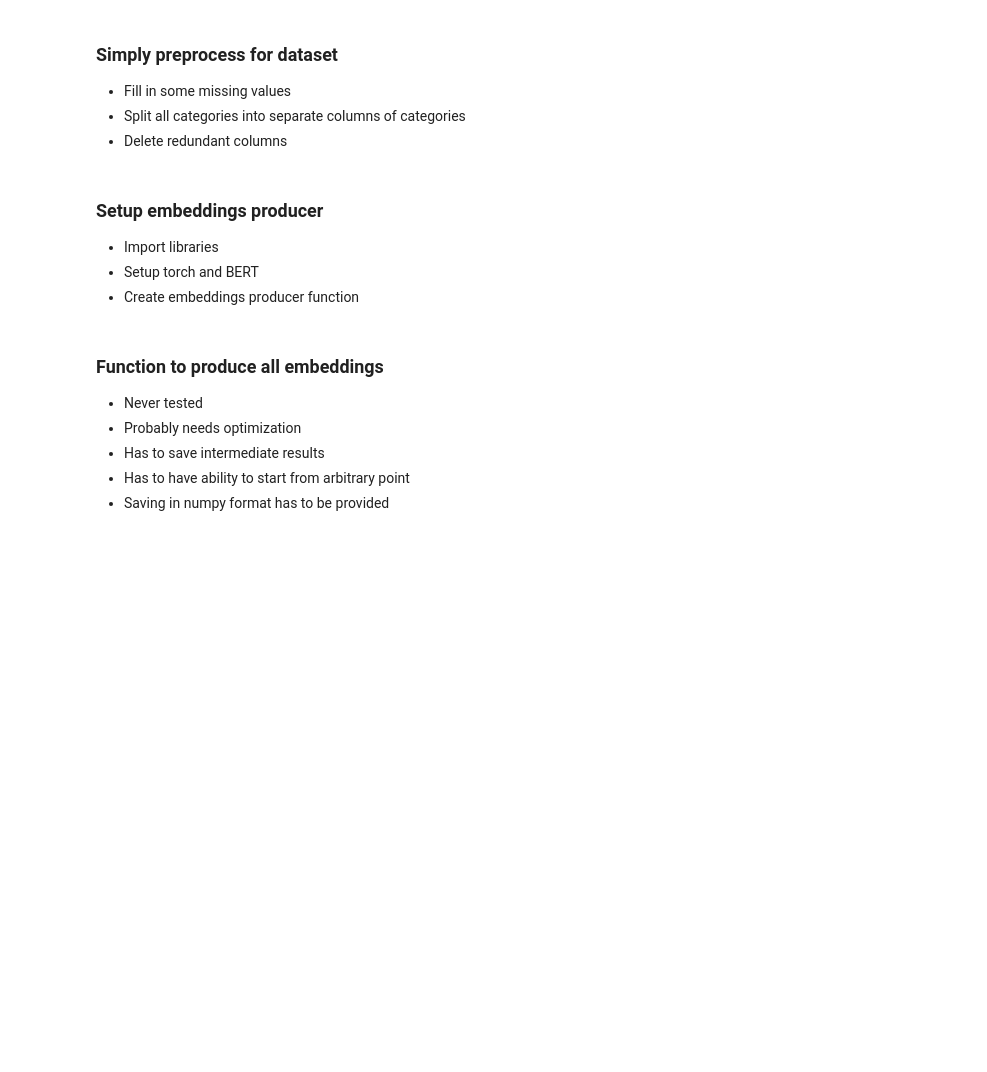
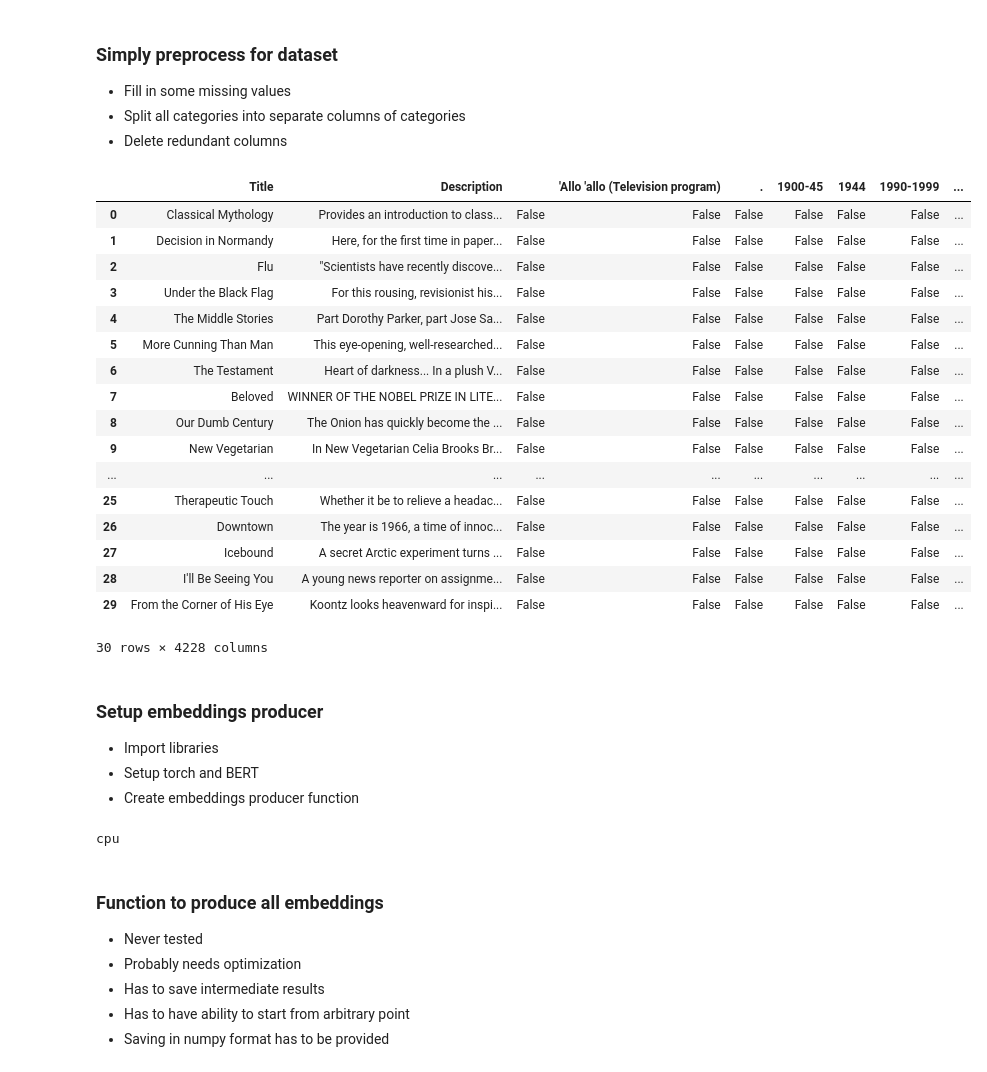
Before and after one commit to rottenfishh/Book-RecSys, a Jupyter notebook: baseline.ipynb, the cells around one changed output. Cells and saved outputs as stored; diff of their text form; code cells hidden in the pictures; blank space fills up the shorter version.

Commit message:
changed baseline so it will work with new dataset and model

```diff
--- a/baseline.ipynb
+++ b/baseline.ipynb
@@ -2,4 +2,5 @@
 import pandas as pd
 import numpy as np
 # %%
-dataset = pd.read_csv("BooksDatasetClean.csv")
+dataset = pd.read_csv("output.csv")
+dataset.head(30)
@@ -12,27 +31,38 @@ dataset = pd.read_csv("BooksDatasetClean.csv")
 # %%
 # Create new preprocessed dataset
 preprocessed_dataset = dataset.copy()
-
-# Fill missing values
-preprocessed_dataset["Description"] = preprocessed_dataset["Description"].fillna(preprocessed_dataset["Category"])
-preprocessed_dataset["Description"] = preprocessed_dataset["Description"].fillna(preprocessed_dataset["Title"])
-preprocessed_dataset["Category"] = preprocessed_dataset["Category"].fillna("")
-
-# Split categories into a list
-preprocessed_dataset['Category_list'] = preprocessed_dataset['Category'].str.split(' , ')
-preprocessed_dataset['Category_list'] = preprocessed_dataset['Category_list'].apply(lambda arr: [s.strip() for s in arr])
+preprocessed_dataset['Category'] = preprocessed_dataset['Category'].fillna('')
+preprocessed_dataset.drop(columns=['Authors','Publisher', 'Publish'], inplace=True)
 
 # Split list category into different columns
-exploded = preprocessed_dataset.explode('Category_list')
-dummies = pd.get_dummies(exploded['Category_list'])
-preprocessed_dataset = preprocessed_dataset.join(dummies.groupby(exploded.index).sum())
+dummies = pd.get_dummies(preprocessed_dataset['Category'])
+preprocessed_dataset = preprocessed_dataset.join(dummies)
+preprocessed_dataset.drop(columns=['Category'], inplace=True)
 
 # Drop unnecessary columns
-preprocessed_dataset.drop(columns=['Authors', 'Category', 'Category_list', 'Publisher',
-                                    'Price Starting With ($)', 'Publish Date (Month)', 'Publish Date (Year)'], inplace=True)
+
 
 # Show new dataset
-preprocessed_dataset.head(1)
+preprocessed_dataset.head(30)
+# %% [output]
+|  | Title | Description |  | 'Allo 'allo (Television program) | . | 1900-45 | 1944 | 1990-1999 | ... |
+| 0 | Classical Mythology | Provides an introduction to class... | False | False | False | False | False | False | ... |
+| 1 | Decision in Normandy | Here, for the first time in paper... | False | False | False | False | False | False | ... |
+| 2 | Flu | "Scientists have recently discove... | False | False | False | False | False | False | ... |
+| 3 | Under the Black Flag | For this rousing, revisionist his... | False | False | False | False | False | False | ... |
+| 4 | The Middle Stories | Part Dorothy Parker, part Jose Sa... | False | False | False | False | False | False | ... |
+| 5 | More Cunning Than Man | This eye-opening, well-researched... | False | False | False | False | False | False | ... |
+| 6 | The Testament | Heart of darkness... In a plush V... | False | False | False | False | False | False | ... |
+| 7 | Beloved | WINNER OF THE NOBEL PRIZE IN LITE... | False | False | False | False | False | False | ... |
+| 8 | Our Dumb Century | The Onion has quickly become the ... | False | False | False | False | False | False | ... |
+| 9 | New Vegetarian | In New Vegetarian Celia Brooks Br... | False | False | False | False | False | False | ... |
+| ... | ... | ... | ... | ... | ... | ... | ... | ... | ... |
+| 25 | Therapeutic Touch | Whether it be to relieve a headac... | False | False | False | False | False | False | ... |
+| 26 | Downtown | The year is 1966, a time of innoc... | False | False | False | False | False | False | ... |
+| 27 | Icebound | A secret Arctic experiment turns ... | False | False | False | False | False | False | ... |
+| 28 | I'll Be Seeing You | A young news reporter on assignme... | False | False | False | False | False | False | ... |
+| 29 | From the Corner of His Eye | Koontz looks heavenward for inspi... | False | False | False | False | False | False | ... |
+30 rows × 4228 columns
 # %% [markdown]
 ### Setup embeddings producer
 
@@ -50,7 +80,10 @@ random_seed = 42
 random.seed(random_seed)
 torch.manual_seed(random_seed)
 if torch.cuda.is_available():
+    print("gpu")
     torch.cuda.manual_seed_all(random_seed)
+else:
+    print("cpu")
 device = torch.device('cuda' if torch.cuda.is_available() else 'cpu')
 
 # Load BERT tokenizer and model
@@ -78,6 +111,8 @@ def produce_text_embedding(text):
     sentence_embedding = word_embeddings.mean(dim=1)
 
     return sentence_embedding.cpu()
+# %% [output]
+cpu
 # %% [markdown]
 ### Function to produce all embeddings
 - Never tested
```
Also changed, not shown: parts of 5 cells of this notebook.
